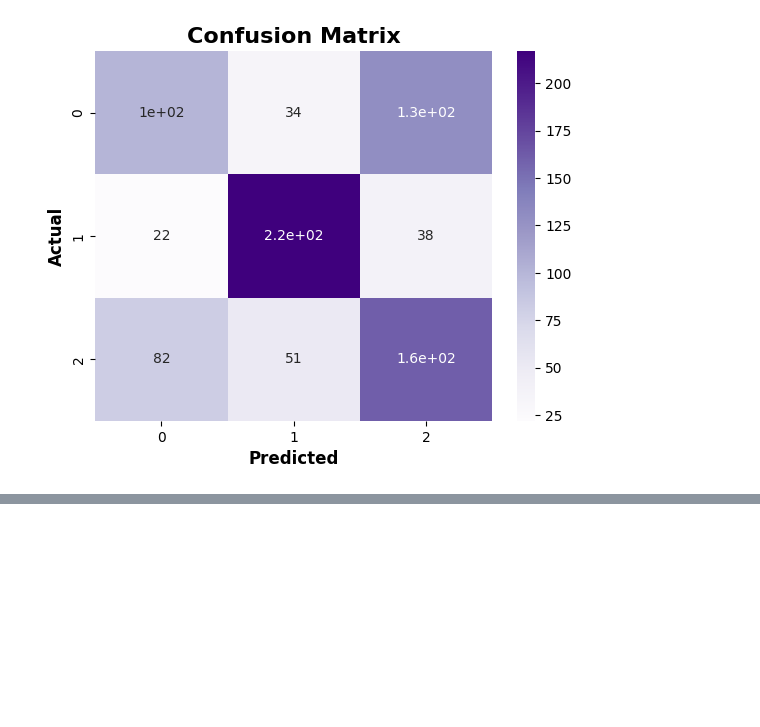
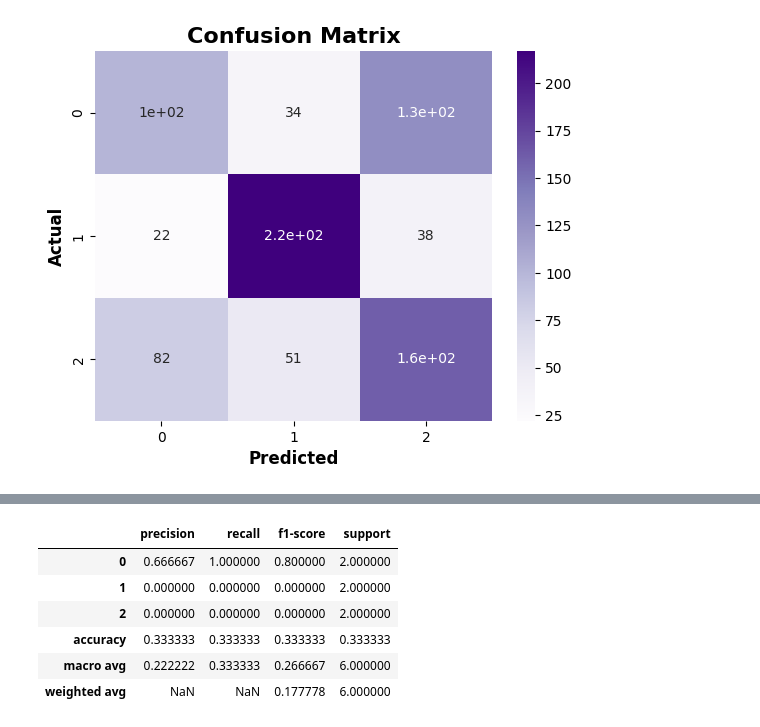
Before and after one commit to lorenzo-arcioni/master-ds, a Jupyter notebook: Pratica Individuale Tutor/Lezione_5/Esercizi_Lezione_5.ipynb, the cells around one changed output, grey strips where cells are left out. Cells and saved outputs as stored; diff of their text form; code cells hidden in the pictures; blank space fills up the shorter version.

```diff
--- a/Pratica Individuale Tutor/Lezione_5/Esercizi_Lezione_5.ipynb
+++ b/Pratica Individuale Tutor/Lezione_5/Esercizi_Lezione_5.ipynb
@@ -151,0 +203,23 @@ plt.show();
+# %%
+import pandas as pd
+from sklearn.metrics import classification_report
+# Esempio di dati di input
+y_true = [0, 1, 2, 0, 1, 2]
+y_pred = [0, 2, 1, 0, 0, 1]
+
+# Calcola il classification report
+report = classification_report(y_true, y_pred, output_dict=True)
+
+# Crea un dataframe dal dizionario del classification report
+df = pd.DataFrame(report).transpose()
+
+# Stampa il dataframe
+df
+# %% [output]
+|  | precision | recall | f1-score | support |
+| 0 | 0.666667 | 1.000000 | 0.800000 | 2.000000 |
+| 1 | 0.000000 | 0.000000 | 0.000000 | 2.000000 |
+| 2 | 0.000000 | 0.000000 | 0.000000 | 2.000000 |
+| accuracy | 0.333333 | 0.333333 | 0.333333 | 0.333333 |
+| macro avg | 0.222222 | 0.333333 | 0.266667 | 6.000000 |
+| weighted avg | NaN | NaN | 0.177778 | 6.000000 |
```
Also changed, not shown: parts of 8 cells of this notebook.
